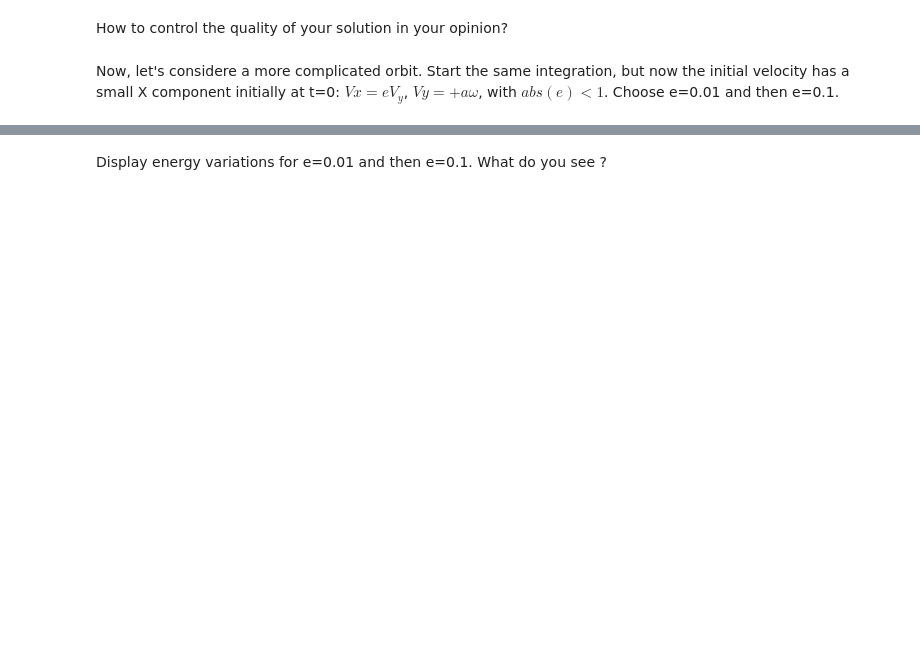
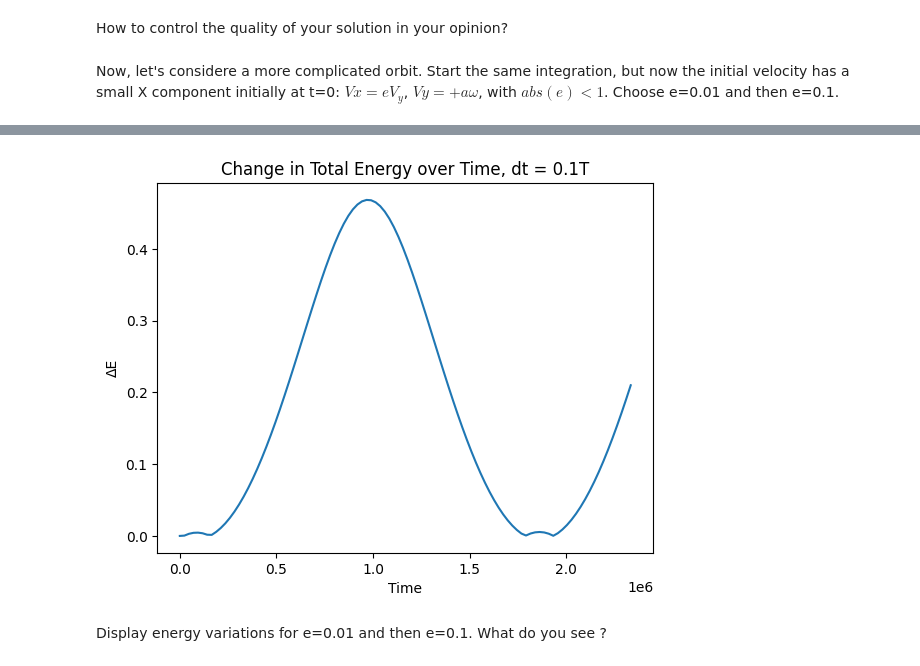
Before and after one commit to mopahlevani/Numerical-Methods, a Jupyter notebook: ODE_Training_Mohammad_Hadi_Pahlevani.ipynb, the cells around one changed output, grey strips where cells are left out. Saved outputs shown, nothing was run; the diff lists cells and outputs as text; code cells hidden in the pictures; blank space fills up the shorter version.

```diff
--- a/ODE_Training_Mohammad_Hadi_Pahlevani.ipynb
+++ b/ODE_Training_Mohammad_Hadi_Pahlevani.ipynb
@@ -311,3 +306,81 @@ Now, let's considere a more complicated orbit. Start the same integration, but n
+# %%
+t = 0
+i = 0
+X=348000 * 1000
+G = 6.67 * 10**-11
+M = 6.0457 * 10**24
+Y=0
+Vy= + a * omega
+e = 0.01
+Vx= e * Vy
+a = 384400 * 1000
+omega = (G * M / a**3)**(1/2)
+
+T = 2 * np.pi / omega
+
+dt = 0.01 * T
+x_list = []
+y_list = []
+vx_list = []
+vy_list = []
+t_list = []
+delta_E_list = []
+E_total_list = []
+t_list = []
+
+while t < 1 * T:
+  X_predict = X + dt/2 * gravderiv(X,Y,Vx,Vy,t)[0]
+  Y_predict = Y + dt/2 * gravderiv(X,Y,Vx,Vy,t)[1]
+  Vx_predict = Vx + dt/2 * gravderiv(X,Y,Vx,Vy,t)[2]
+  Vy_predict = Vy + dt/2 * gravderiv(X,Y,Vx,Vy,t)[3]
+  t_predict = t + dt/2
+  X = X + dt * (gravderiv(X,Y,Vx,Vy,t)[0]+gravderiv(X_predict,Y_predict,Vx_predict,Vy_predict,t_predict)[0])/2
+  Y = Y + dt * (gravderiv(X,Y,Vx,Vy,t)[1]+gravderiv(X_predict,Y_predict,Vx_predict,Vy_predict,t_predict)[1])/2
+  Vx = Vx + dt * (gravderiv(X,Y,Vx,Vy,t)[2]+gravderiv(X_predict,Y_predict,Vx_predict,Vy_predict,t_predict)[2])/2
+  Vy = Vy + dt * (gravderiv(X,Y,Vx,Vy,t)[3]+gravderiv(X_predict,Y_predict,Vx_predict,Vy_predict,t_predict)[3])/2
+
+  if i == 0:
+      E0 = E
+  delta_E = (E - E0) / E0
+  delta_E_list.append(delta_E)
+
+  x_list.append(X)
+  y_list.append(Y)
+  vx_list.append(Vx)
+  vy_list.append(Vy)
+  t_list.append(t)
+
+  E = E_total(M, G, x_list[i], y_list[i], vx_list[i], vy_list[i])
+  E_total_list.append(E)
+
+  t = t + dt
+  i += 1
+
+#plt.axis('equal')
+#plt.plot(x_list,y_list)
+#plt.xlabel('X')
+#plt.ylabel('Y')
+#plt.title('Position')
+#plt.show()
+#plt.axis('equal')
+#plt.plot(vx_list,vy_list)
+#plt.xlabel('Vx')
+#plt.ylabel('Vy')
+#plt.title('Velocity')
+#plt.show()
+
+plt.plot(t_list,np.abs(delta_E_list), label = 'Delta E as a function of time')
+plt.xlabel('Time')
+plt.ylabel('ΔE')
+plt.title('Change in Total Energy over Time, dt = 0.1T')
+plt.show()
+#plt.plot(t_list,E_total_list, label = 'E total as a function of time')
+#plt.xlabel('Time (s)')
+#plt.ylabel('E')
+#plt.title('Total Energy over Time, dt = 0.1T')
+#plt.show()
+# %% [output]
+[figure, added]
 # %% [markdown]
 Display energy variations for e=0.01 and then e=0.1. What do you see ?
 # %%
```
Also changed, not shown: parts of 9 cells of this notebook.
